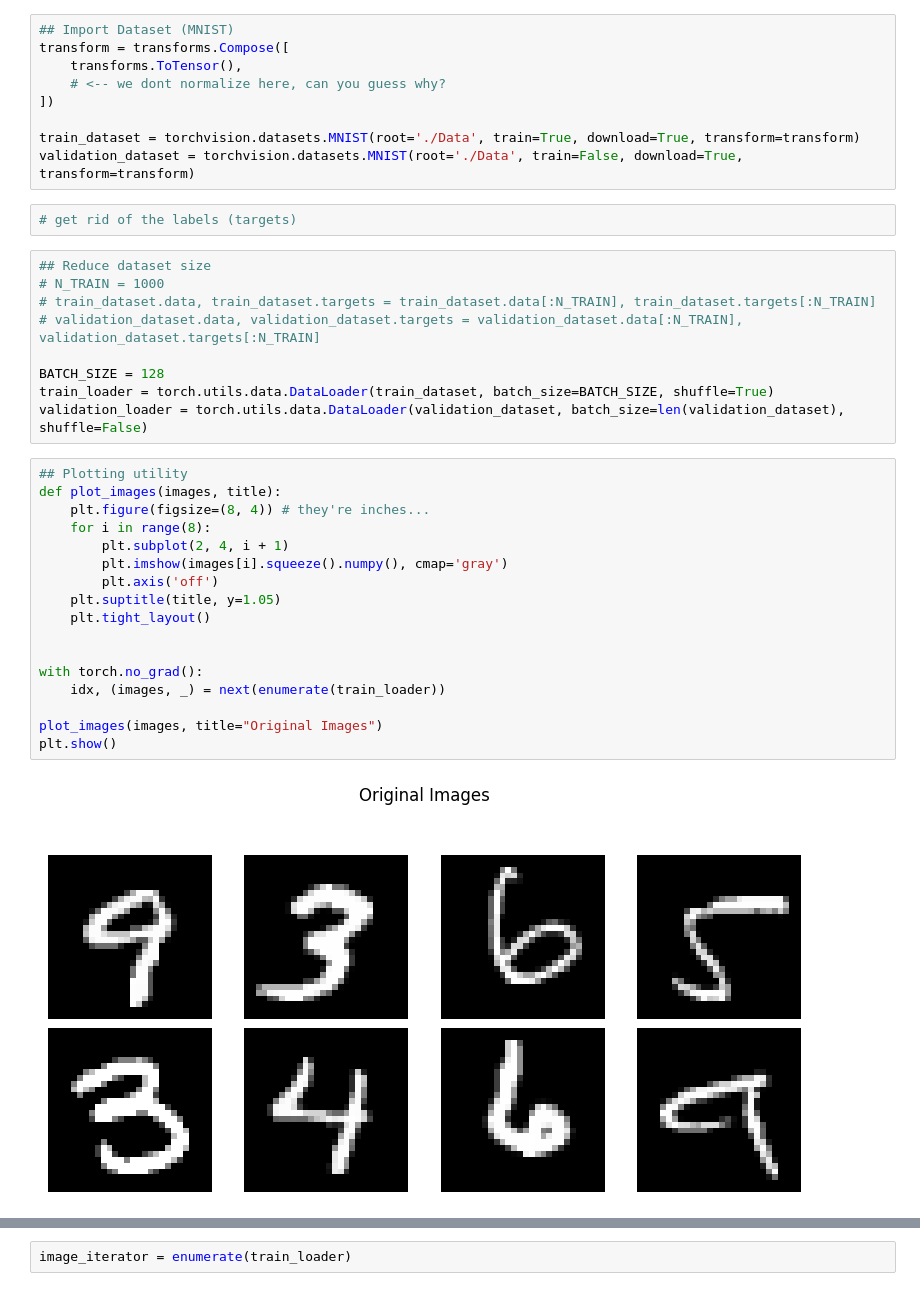
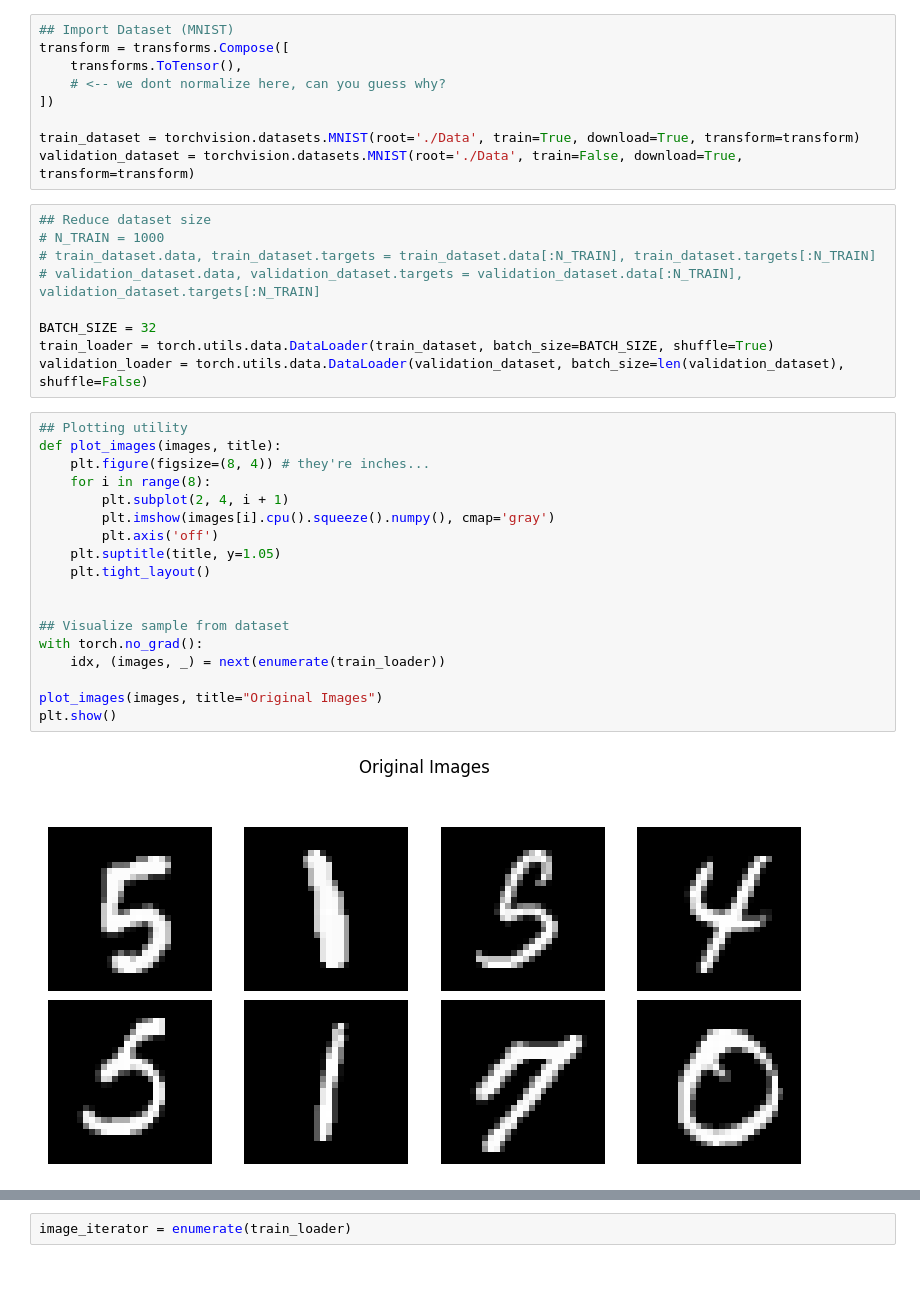
Before and after one commit to jlancione/DeepLearningProject, a Jupyter notebook: vae.ipynb, the cells around one changed output, grey strips where cells are left out. Saved outputs shown, nothing was run; the diff lists cells and outputs as text.

Commit message:
Vae first figures!

```diff
--- a/vae.ipynb
+++ b/vae.ipynb
@@ -26,33 +33,32 @@ transform = transforms.Compose([
 
 train_dataset = torchvision.datasets.MNIST(root='./Data', train=True, download=True, transform=transform)
 validation_dataset = torchvision.datasets.MNIST(root='./Data', train=False, download=True, transform=transform)
-# %%
-# get rid of the labels (targets)
 # %%
 ## Reduce dataset size
 # N_TRAIN = 1000
 # train_dataset.data, train_dataset.targets = train_dataset.data[:N_TRAIN], train_dataset.targets[:N_TRAIN]
 # validation_dataset.data, validation_dataset.targets = validation_dataset.data[:N_TRAIN], validation_dataset.targets[:N_TRAIN]
 
-BATCH_SIZE = 128
+BATCH_SIZE = 32
 train_loader = torch.utils.data.DataLoader(train_dataset, batch_size=BATCH_SIZE, shuffle=True)
 validation_loader = torch.utils.data.DataLoader(validation_dataset, batch_size=len(validation_dataset), shuffle=False)
 # %%
 ## Plotting utility
 def plot_images(images, title):
     plt.figure(figsize=(8, 4)) # they're inches...
     for i in range(8):
         plt.subplot(2, 4, i + 1)
-        plt.imshow(images[i].squeeze().numpy(), cmap='gray')
+        plt.imshow(images[i].cpu().squeeze().numpy(), cmap='gray')
         plt.axis('off')
     plt.suptitle(title, y=1.05)
     plt.tight_layout()
 
 
+## Visualize sample from dataset
 with torch.no_grad():
     idx, (images, _) = next(enumerate(train_loader))
 
 plot_images(images, title="Original Images")
 plt.show()
 # %% [output]
-[figure, old version]
+[figure, new version]
```
Also changed, not shown: parts of 16 cells of this notebook.
